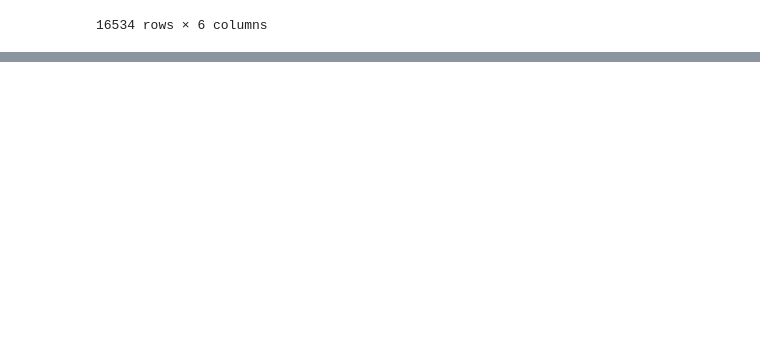
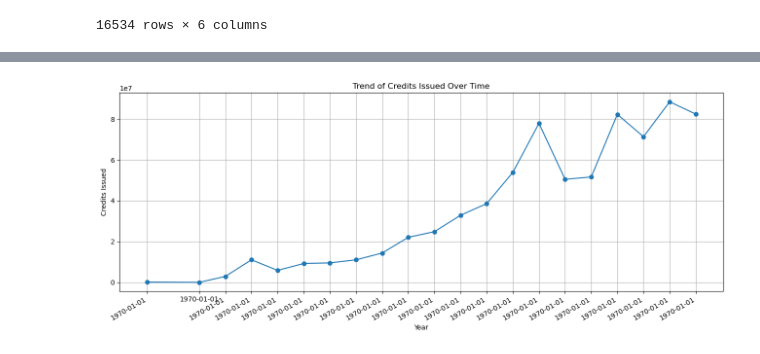
Before and after one commit to Wairimukimm/Carbon-credits-chronicles, a Jupyter notebook: Untitled.ipynb, the cells around one changed output, grey strips where cells are left out. Drawn from its saved outputs; the diff is of its cells as text; code cells hidden in the pictures; blank space fills up the shorter version.

```diff
--- a/Untitled.ipynb
+++ b/Untitled.ipynb
@@ -166,0 +232,17 @@ merged_org_df.dropna()
+# %%
+# Trend of Credits Issued over the Years
+
+# Groupby year, then calculate the total credits issued each year
+total_credits_by_year = merged_org_df.groupby(merged_org_df['Issuance Year'])['Total Offset Credits Issued'].sum()
+
+# Plot the trend over time
+plt.figure(figsize=(16,6))
+total_credits_by_year.plot(kind='line', marker='o')
+plt.title('Trend of Credits Issued Over Time')
+plt.xlabel('Year')
+plt.ylabel('Credits Issued')
+plt.xticks(total_credits_by_year.index)  # Set x-ticks to the years
+plt.grid(True)
+plt.show()
+# %% [output]
+[figure, added]
```
Also changed, not shown: parts of 7 cells of this notebook.
